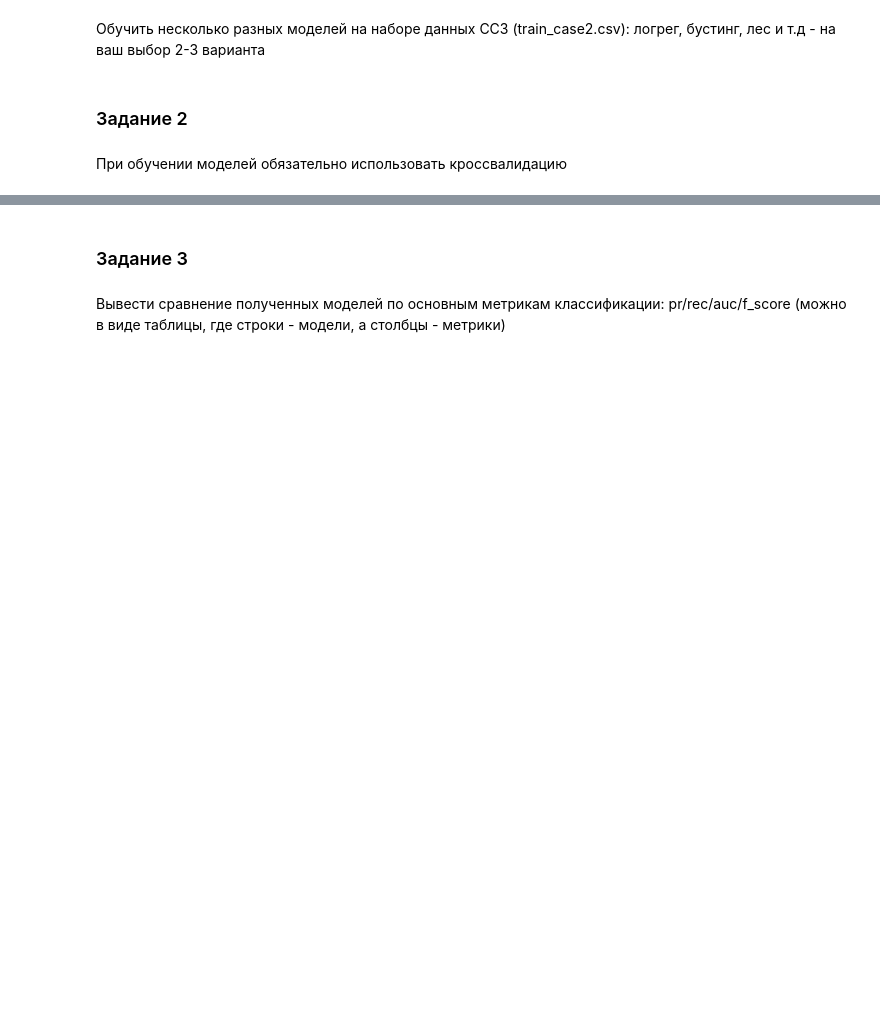
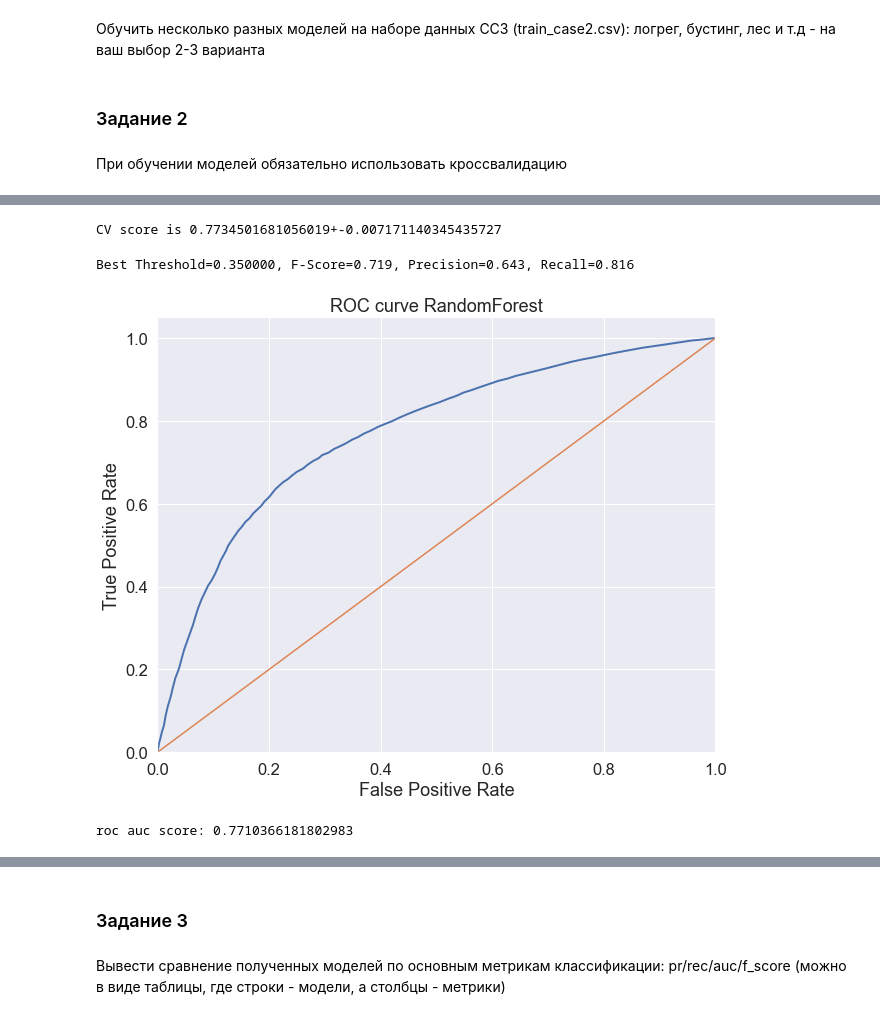
Before and after one commit to kamyninatatyana/ML_in_business, a Jupyter notebook: Lesson_03/HW_03.ipynb, the cells around one changed output, grey strips where cells are left out. Drawn from its saved outputs; the diff is of its cells as text; code cells hidden in the pictures; blank space fills up the shorter version.

```diff
--- a/Lesson_03/HW_03.ipynb
+++ b/Lesson_03/HW_03.ipynb
@@ -10,0 +273,54 @@
+# %%
+classifier = Pipeline([
+    ('features',feats),
+    ('classifier', RandomForestClassifier(random_state = 42)),
+])
+
+
+#запустим кросс-валидацию
+cv_scores = cross_val_score(classifier, X_train, y_train, cv=16, scoring='roc_auc')
+cv_score = np.mean(cv_scores)
+cv_score_std = np.std(cv_scores)
+print('CV score is {}+-{}'.format(cv_score, cv_score_std))
+
+#обучим пайплайн на всем тренировочном датасете
+classifier.fit(X_train, y_train)
+y_score = classifier.predict_proba(X_test)[:, 1]
+# %% [output]
+CV score is 0.7734501681056019+-0.007171140345435727
+# %%
+b=1
+precision, recall, thresholds = precision_recall_curve(y_test.values, y_score)
+fscore = (1+b**2)*(precision * recall) / (b**2*precision + recall)
+# locate the index of the largest f score
+ix = np.argmax(fscore)
+
+print('Best Threshold=%f, F-Score=%.3f, Precision=%.3f, Recall=%.3f' % (thresholds[ix],
+                                                                        fscore[ix],
+                                                                        precision[ix],
+                                                                        recall[ix]))
+# %% [output]
+Best Threshold=0.350000, F-Score=0.719, Precision=0.643, Recall=0.816
+# %%
+sns.set(font_scale=1.5)
+sns.set_color_codes("muted")
+
+plt.figure(figsize=(10, 8))
+fpr, tpr, thresholds_ = roc_curve(y_test, y_score, pos_label=1)
+lw = 2
+plt.plot(fpr, tpr, lw=lw, label='ROC curve ')
+plt.plot([0, 1], [0, 1])
+plt.xlim([0.0, 1.0])
+plt.ylim([0.0, 1.05])
+plt.xlabel('False Positive Rate')
+plt.ylabel('True Positive Rate')
+plt.title('ROC curve RandomForest')
+plt.savefig("ROC.png")
+plt.show()
+# %% [output]
+[figure, added]
+# %%
+ras = roc_auc_score(y_test, y_score)
+print(f'roc auc score: {ras}')
+# %% [output]
+roc auc score: 0.7710366181802983
```
Also changed, not shown: parts of 24 cells of this notebook.
